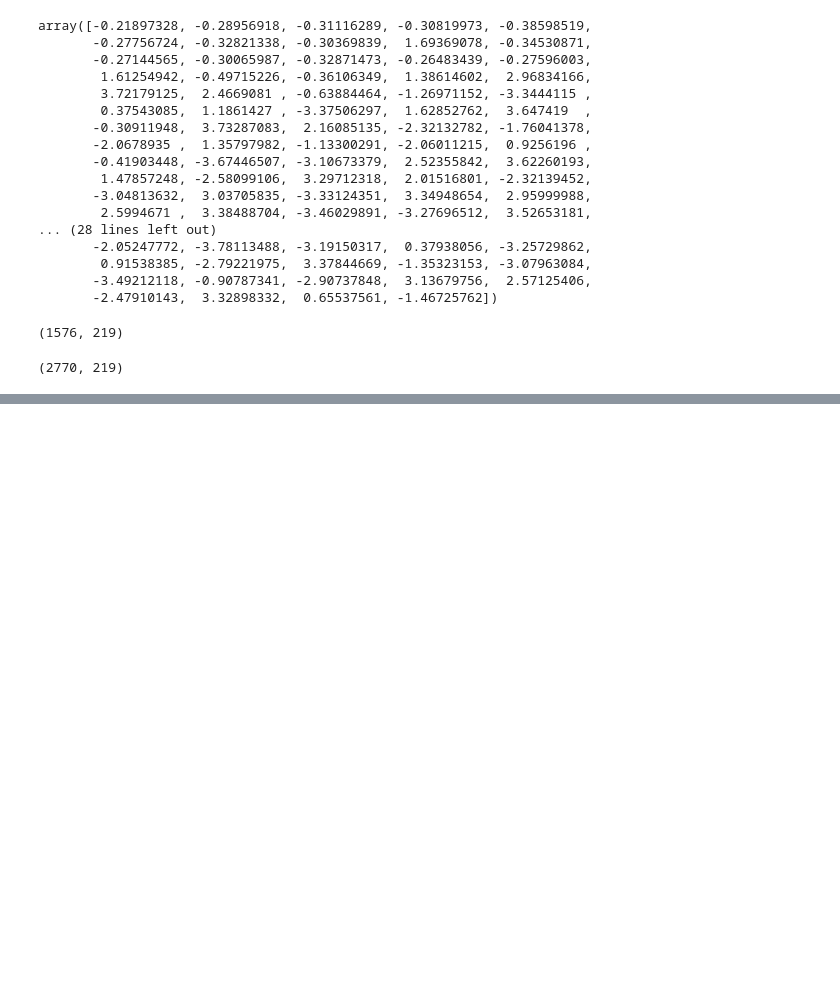
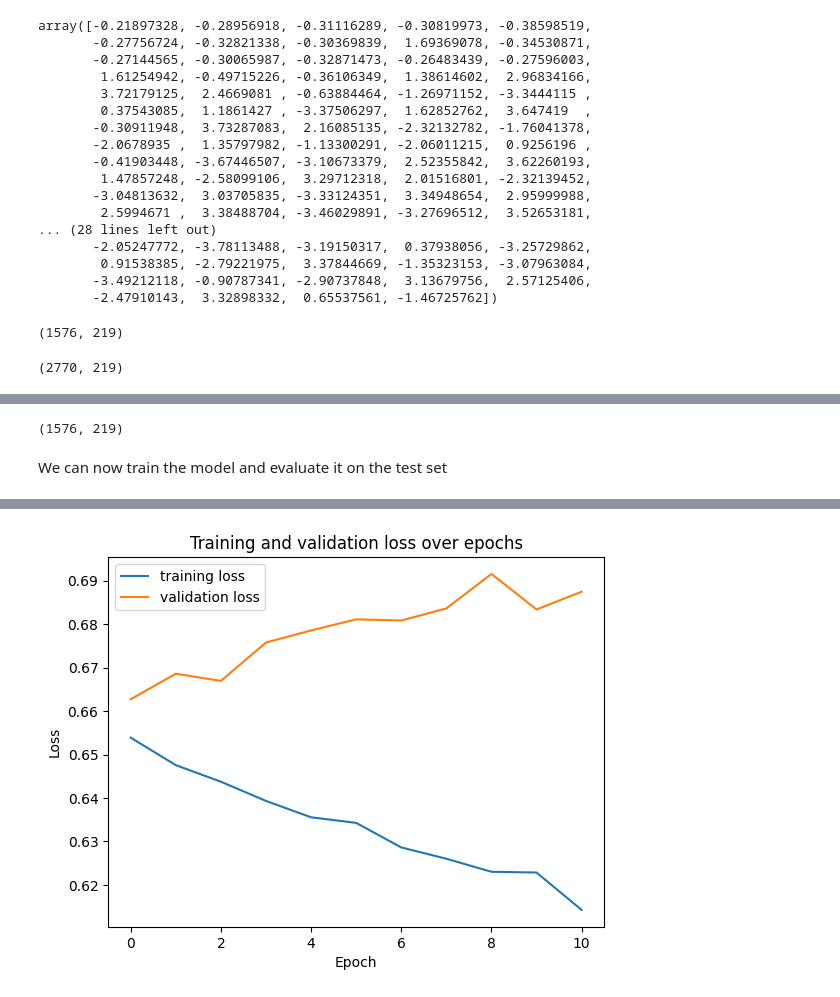
Before and after one commit to Slebbon/TXA-Group-6, a Jupyter notebook: cnn_bce.ipynb, the cells around one changed output, grey strips where cells are left out. Saved outputs shown, nothing was run; the diff lists cells and outputs as text; code cells hidden in the pictures; blank space fills up the shorter version.

```diff
--- a/cnn_bce.ipynb
+++ b/cnn_bce.ipynb
@@ -196,0 +288,3 @@ plt.show()
+# %%
+# we create a list for each document (that is the premise of each argument) containing the document's tokens
+documents = [[doc for doc in row.premise_tokenized] for idx, row in test_set.iterrows()]
@@ -196,0 +302,5 @@ plt.show()
+# %%
+test_doc2vec_vec = [doc2vec_final.infer_vector(doc) for doc in test_doc_with_bigrams]
+# %%
+test_d2v_topic_vec = np.array([np.concatenate([vec1, vec2]) for vec1, vec2 in zip(test_doc_topics, test_doc2vec_vec)])
+len(val_d2v_topic_vec)
@@ -196,0 +392,70 @@ plt.show()
+# %%
+X_test = np.array(test_d2v_topic_vec)
+# scaling the data
+X_test = scaler.transform(X_test)
+# reshaping the data to add an extra dimension
+X_test = X_test.reshape((X_test.shape[0], 1, X_test.shape[1]))
+# %%
+X_test.shape
+# %% [output]
+(1576, 219)
+# %% [markdown]
+We can now train the model and evaluate it on the test set
+# %%
+# we decided to keep the same parameters found with the gridseach performed in the notebook cnn_gridsearch.ipynb
+# we also added early stopping monitoring the val_loss
+final_model = Sequential()
+
+# Convolutional layers
+final_model.add(Conv1D(filters=128, kernel_size=3, padding='same', activation='relu', input_shape=( 1, features_len)))
+final_model.add(Conv1D(filters=128, kernel_size=3, padding='same', activation='relu'))
+final_model.add(Conv1D(filters=128, kernel_size=3, padding='same', activation='relu'))
+final_model.add(GlobalMaxPooling1D())
+
+# Dense layers
+final_model.add(Dense(512, activation='relu'))
+final_model.add(Dropout(0.7))
+final_model.add(Dense(512, activation='relu'))
+final_model.add(Dropout(0.7))
+
+# Output layer with 6 units for classification
+final_model.add(Dense(4, activation='sigmoid'))
+
+# Create an optimizer with an initial learning rate
+optimizer = Adam(learning_rate=0.0001)
+
+# Use ReduceLROnPlateau callback to adjust learning rate during training
+reduce_lr = ReduceLROnPlateau(monitor='val_loss', factor=0.5, patience=3, min_lr=1e-5)
+
+early_stopping = EarlyStopping(monitor='val_loss', patience=10, verbose=1, mode='min', restore_best_weights=True)
+
+# Compile the model
+final_model.compile(loss='binary_crossentropy', optimizer='adam', metrics=['accuracy'])
+
+
+final_history = final_model.fit(X_train, y_train,
+    epochs=20,
+    validation_data=(X_val, y_val),
+    batch_size=32,
+    verbose=1,
+    callbacks=[reduce_lr, early_stopping])
+
+threshold = 0.5
+
+y_pred_probs = final_model.predict(X_test)
+
+# convert probabilities to binary predictions
+y_pred_binary = (y_pred_probs > threshold).astype(int)
+
+# print classification report
+print(classification_report(y_val, y_pred_binary))
+
+#plot training loss and validation loss
+plt.plot(final_history.history["loss"], label = "training loss")
+plt.plot(final_history.history["val_loss"], label = "validation loss")
+plt.xlabel("Epoch")
+plt.ylabel("Loss")
+plt.title("Training and validation loss over epochs")
+plt.legend()
+plt.show()
+# %% [output]
@@ -196,0 +479 @@ plt.show()
+[figure, added]
```
Also changed, not shown: parts of 34 cells of this notebook, 1 other file.
